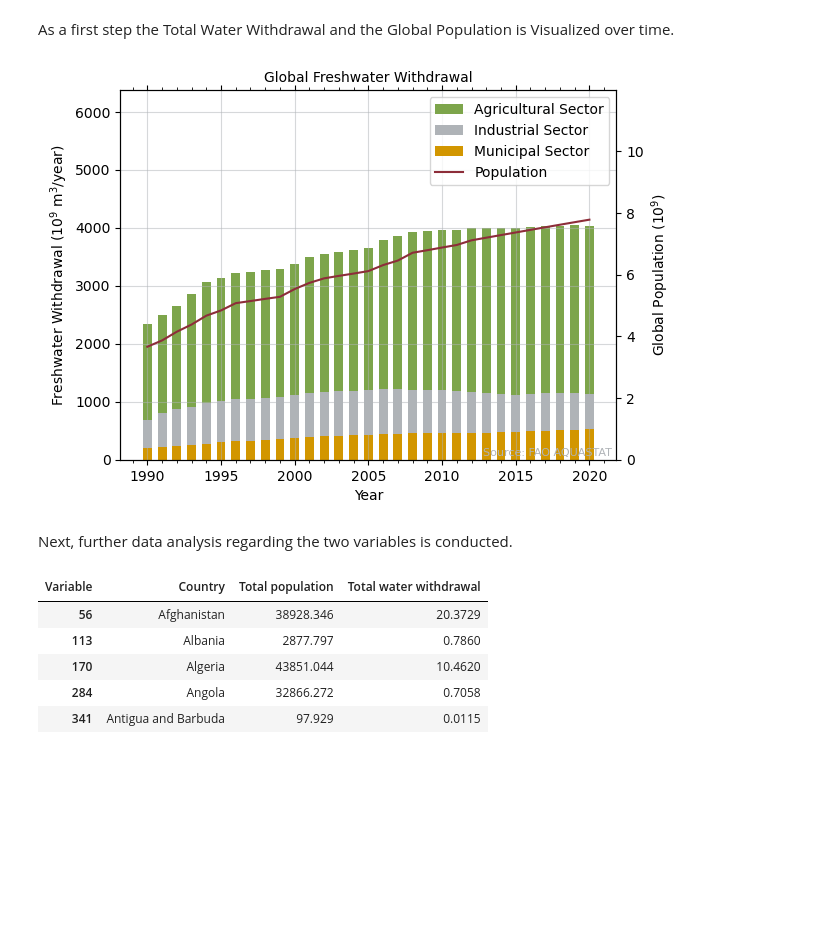
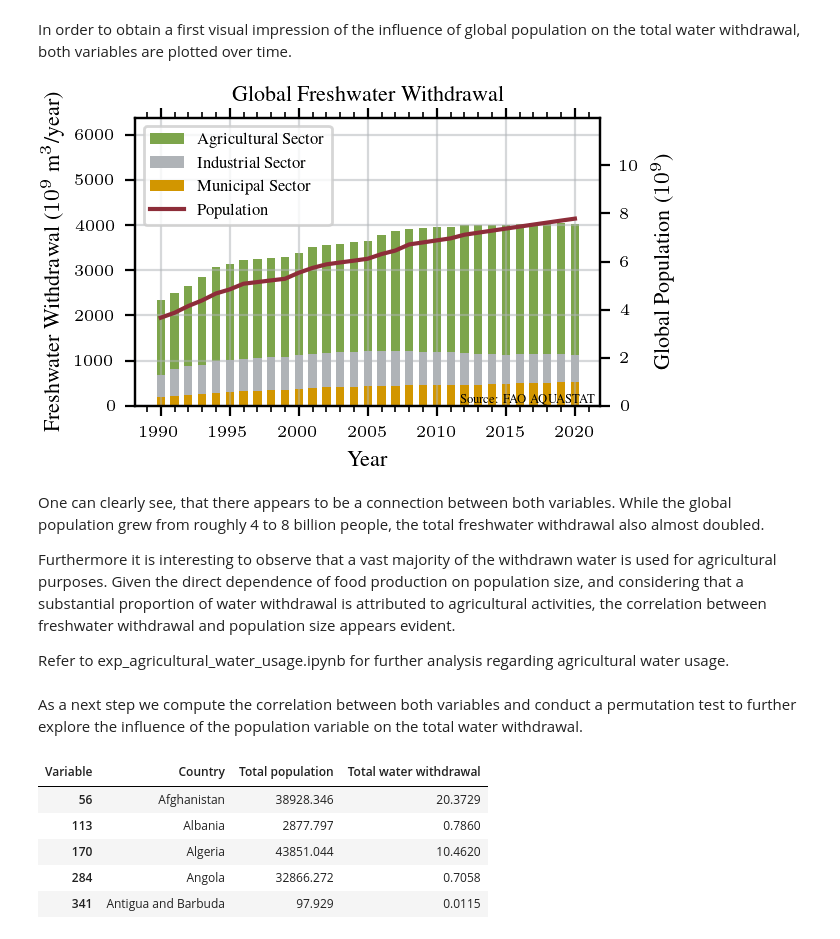
Before and after one commit to am9zZWY/team-aqua, a Jupyter notebook: exp/exp_population_hypothesis_test.ipynb, the cells around one changed output. Cells and saved outputs as stored; diff of their text form; code cells hidden in the pictures; blank space fills up the shorter version.

Commit message:
Added Markdown to Hypothesis Test Exp

```diff
--- a/exp/exp_population_hypothesis_test.ipynb
+++ b/exp/exp_population_hypothesis_test.ipynb
@@ -11,5 +15,9 @@ import sys
 import os
 import numpy as np
 from tueplots.constants.color import rgb
+from tueplots import bundles
+
+plt.rcParams.update(bundles.icml2022())
+plt.rcParams.update({"figure.dpi": 200})
 
 sys.path.insert(1, os.path.abspath(os.getcwd()[:-3]))
@@ -24,7 +44,7 @@ CSV_URL = 'https://yaon.org/data.csv'
 '''
 Import CSV. This also downloads the file if it is not already present.
 '''
-import_df = get_dataframe(file_name=FILE_NAME, url=CSV_URL)
+import_df = get_dataframe(file_path=FILE_NAME, url=CSV_URL)
 if import_df is None:
     print('Could not import CSV')
     exit(1)
@@ -46,8 +66,8 @@ df.head()
 | 3 | Afghanistan | 1967 | NaN | 100.0 | NaN | ... |
 | 4 | Afghanistan | 1968 | NaN | 100.0 | NaN | ... |
 5 rows × 195 columns
-# %% [markdown]
-As a first step the Total Water Withdrawal and the Global Population is Visualized over time.
+# %% [markdown]
+In order to obtain a first visual impression of the influence of global population on the total water withdrawal, both variables are plotted over time.
 # %%
 # define time interval (first year where data is considered)
 TARGET_YEAR = 1990
@@ -82,9 +102,11 @@ for i, year in enumerate(years):
         else:
             population[i] = df_filtered[var].sum()
 
-fig, ax = plt.subplots()
+plt.rcParams.update(bundles.icml2022())
+fig = plt.figure()
+ax = fig.add_subplot(1, 1, 1)
 
-ax.set_title('Global Freshwater Withdrawal', fontsize=10)
+ax.set_title('Global Freshwater Withdrawal')
 
 # Grid
 ax.grid(True, which='major', color=rgb.tue_gray, alpha=0.5)
@@ -95,37 +117,43 @@ ax.xaxis.set_ticks_position('both')
 ax.xaxis.set_minor_locator(plt.MultipleLocator(1))
 ax.set_ylabel("Freshwater Withdrawal ($10^9$ m$^3$/year)")
 
 width = 0.6
 # ax.bar(years_np_arr - width / 2, water[:,0], width, color = rgb.tue_blue)
 ax.bar(years_np_arr, water[:, 3], bottom=water[:, 1] + water[:, 2], width=width, color=rgb.tue_green,
        label='Agricultural Sector')
 ax.bar(years_np_arr, water[:, 2], bottom=water[:, 1], width=width, color=rgb.tue_gray,
        label='Industrial Sector')
 ax.bar(years_np_arr, water[:, 1], width=width, color=rgb.tue_orange, label='Municipal Sector')
 
 # plot population on second y-axis
 ax2 = ax.twinx()
 ax2.plot(years_np_arr, population * 1000 / 10**9, color=rgb.tue_red, label='Population')
 
 # set axis scaling
 ax2.set_ylim(0, 1.5*ax2.get_ylim()[1])
 ax.set_ylim(0, 1.5*ax.get_ylim()[1])
 
 ax2.set_ylabel("Global Population ($10^9$)")
 
 # Add source
-ax.text(0.99, 0.01, 'Source: FAO AQUASTAT', transform=ax.transAxes, fontsize=8, ha='right', color=rgb.tue_gray)
+ax.text(0.99, 0.01, 'Source: FAO AQUASTAT', fontsize = 'xx-small', transform=ax.transAxes, ha='right', color=(0,0,0))
 
 # plot legends in one window
 lines, labels = ax.get_legend_handles_labels()
 lines2, labels2 = ax2.get_legend_handles_labels()
 ax2.legend(lines + lines2, labels + labels2, loc=0)
 
 plt.show()
 # %% [output]
-[figure, old version]
+[figure, new version]
-# %% [markdown]
-Next, further data analysis regarding the two variables is conducted.
+# %% [markdown]
+One can clearly see, that there appears to be a connection between both variables. While the global population grew from roughly 4 to 8 billion people, the total freshwater withdrawal also almost doubled.
+
+Furthermore it is interesting to observe that a vast majority of the withdrawn water is used for agricultural purposes. Given the direct dependence of food production on population size, and considering that a substantial proportion of water withdrawal is attributed to agricultural activities, the correlation between freshwater withdrawal and population size appears evident.
+
+Refer to exp_agricultural_water_usage.ipynb for further analysis regarding agricultural water usage.
+# %% [markdown]
+As a next step we compute the correlation between both variables and conduct a permutation test to further explore the influence of the population variable on the total water withdrawal.
 # %%
 # filter latest data for the year 2020
 filt_df = df[df['Year'] == 2020]
```
Also changed, not shown: parts of 9 cells of this notebook.
